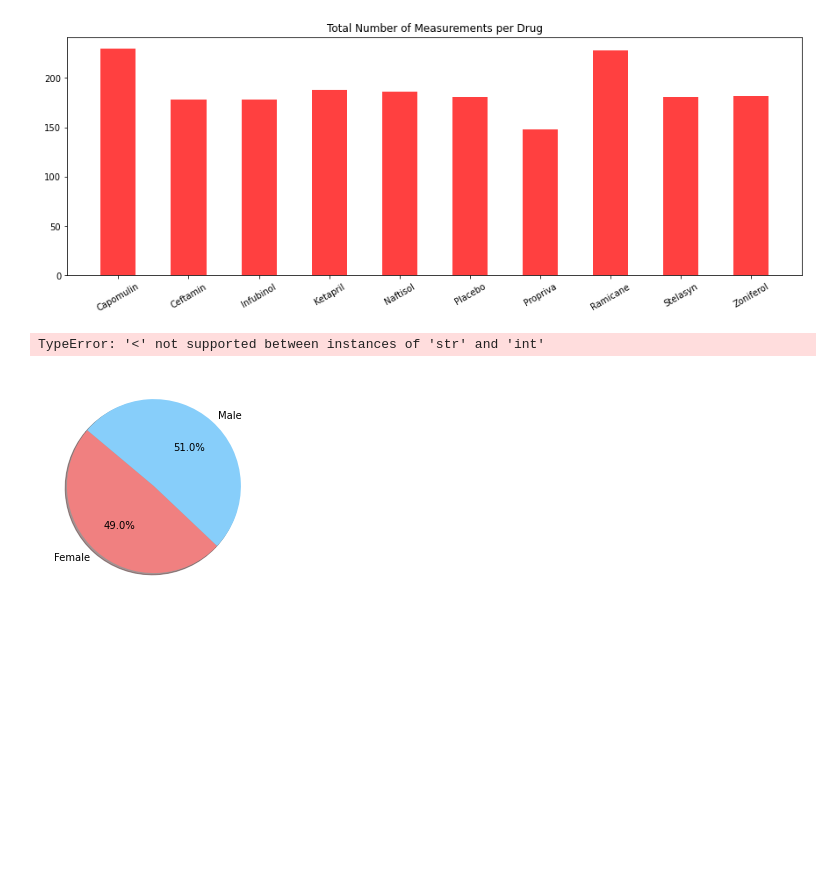
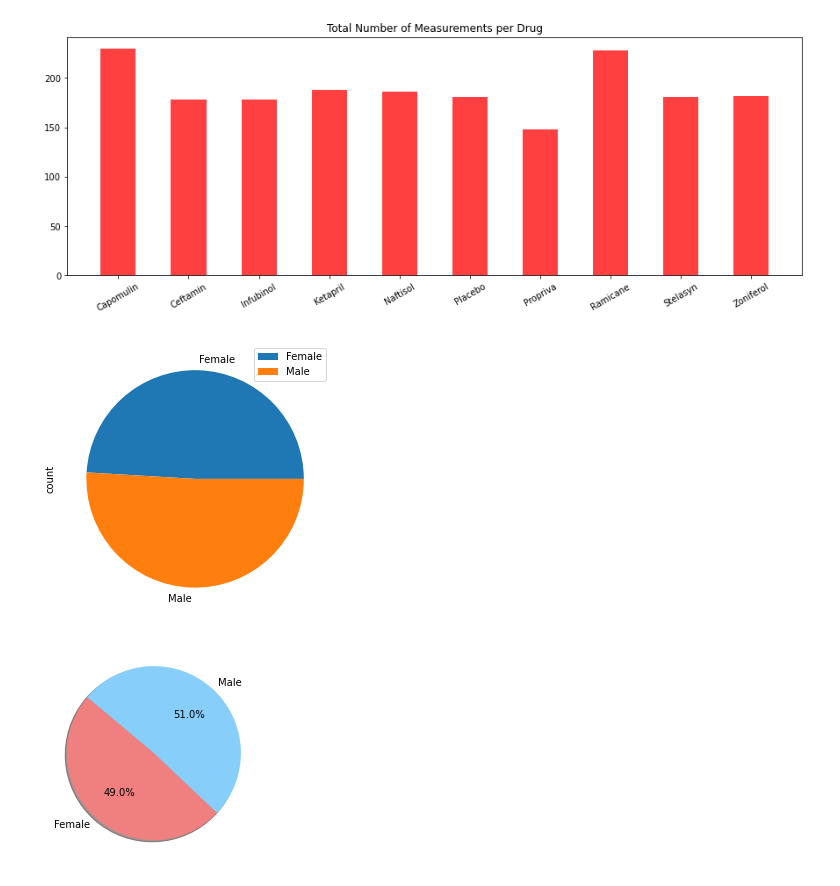
Before and after one commit to nikoelvambuena95/matplotlib-challenge, a Jupyter notebook: Pymaceuticals/Pymaceuticals_Starter.ipynb, the cells around one changed output. Drawn from its saved outputs; the diff is of its cells as text; code cells hidden in the pictures; blank space fills up the shorter version.

Commit message:
Created 'Female v. Male Pie Chart' *edit Pandas

```diff
--- a/Pymaceuticals/Pymaceuticals_Starter.ipynb
+++ b/Pymaceuticals/Pymaceuticals_Starter.ipynb
@@ -182,10 +182,10 @@ male_count = len(gender_df.loc[gender_df['Sex']=="Male",:])
 # %%
 ## Generate a pie plot showing the distribution of female versus male mice using pandas
 gender_pandas_df = pd.DataFrame({'count': [female_count , male_count]},
-                  index=['Mercury', 'Venus', 'Earth'])
-plot = gender_df.plot.pie(y='Sex', figsize=(5, 5))
+                  index=['Female','Male'])
+plot = gender_pandas_df.plot.pie(y='count', figsize=(5, 5))
 # %% [output]
-TypeError: '<' not supported between instances of 'str' and 'int'
+[figure, added]
 # %%
 ## Generate a pie plot showing the distribution of female versus male mice using pyplot
 labels = ["Female" , "Male"]
```
